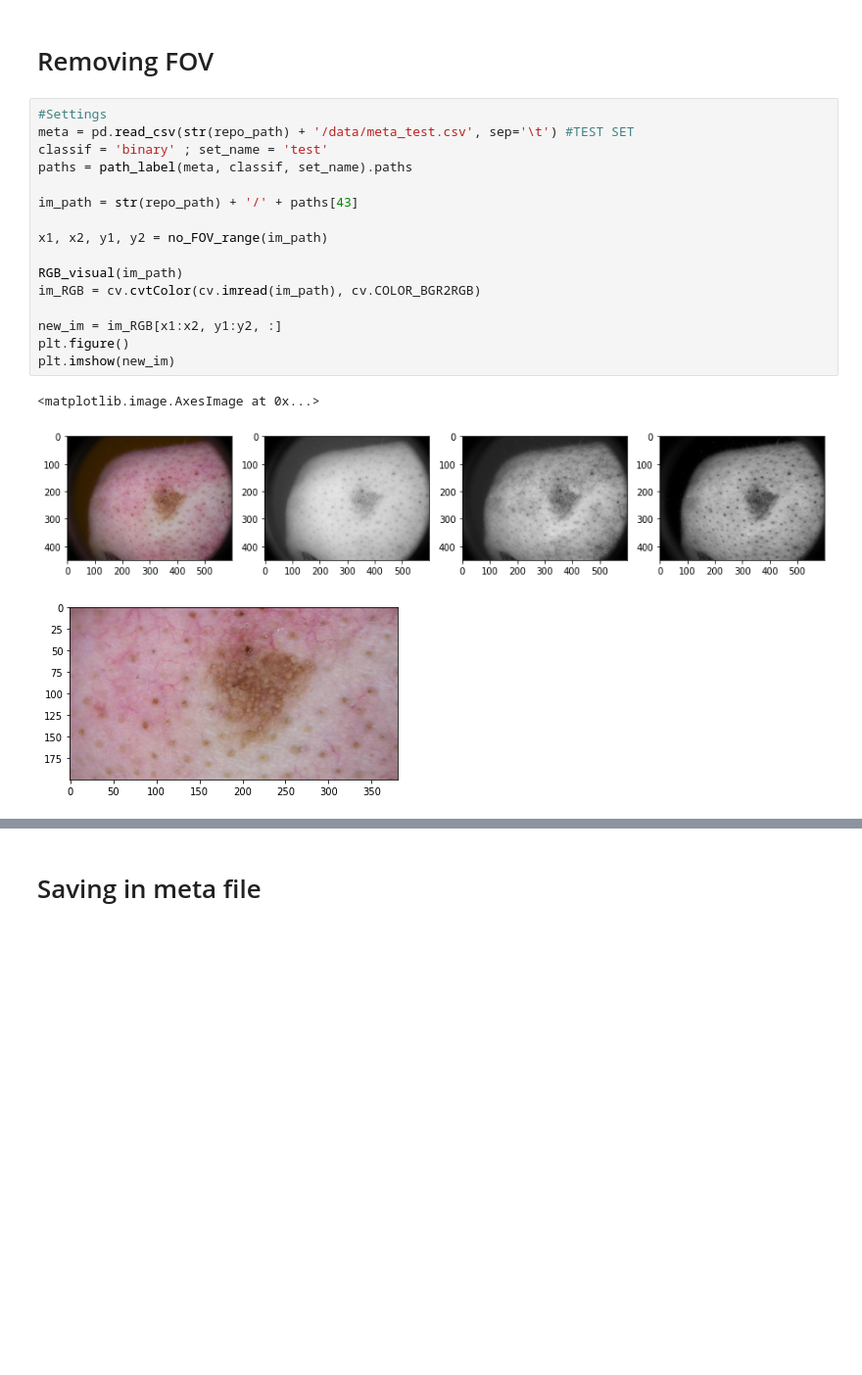
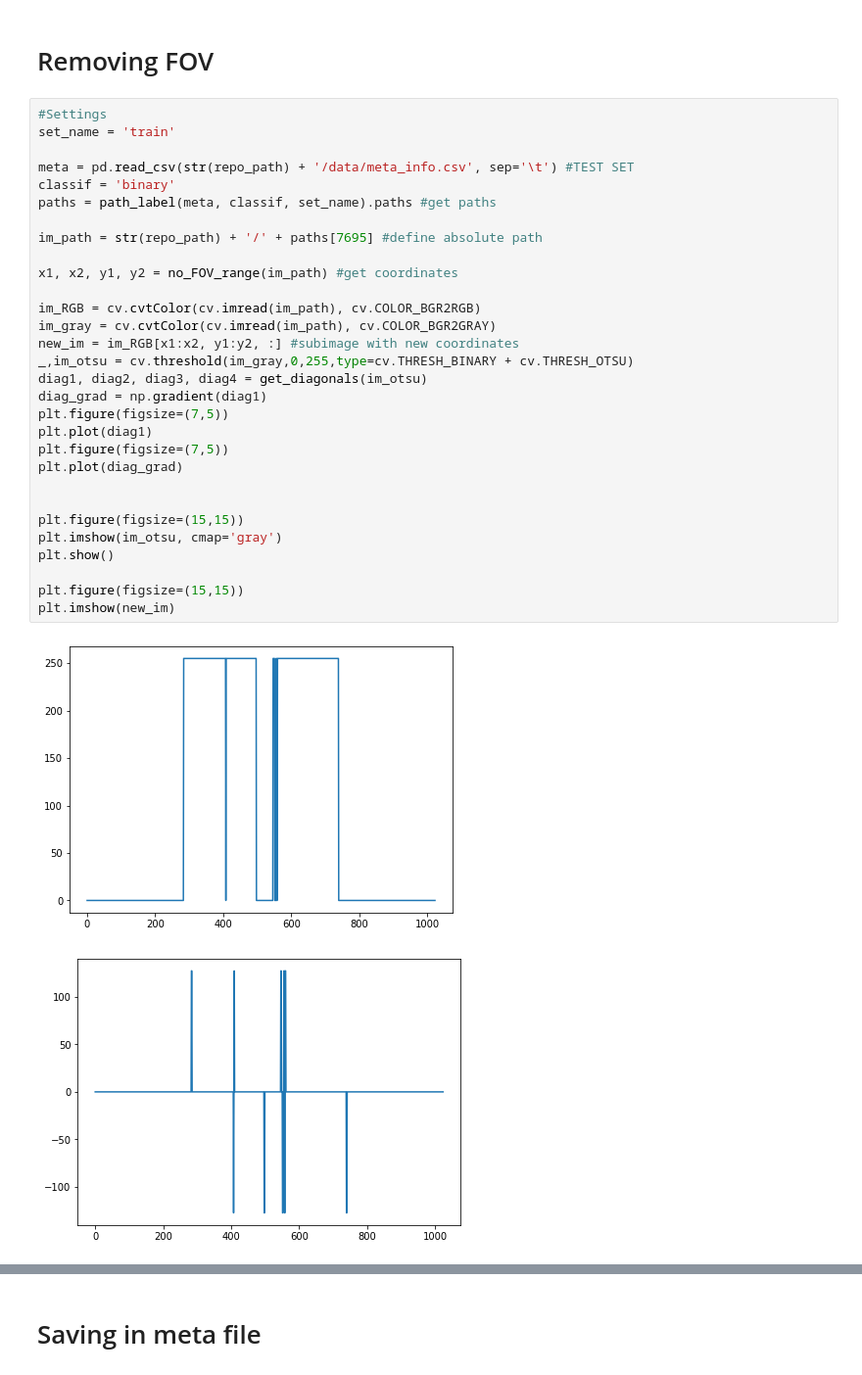
Before and after one commit to Likalto4/skin_lesion_classification, a Jupyter notebook: Machine_Learning/notebooks/preprocessing/FOV_removal.ipynb, the cells around one changed output, grey strips where cells are left out. Shown at 98% size. Cells and saved outputs as stored; diff of their text form; blank space fills up the shorter version.

```diff
--- a/Machine_Learning/notebooks/preprocessing/FOV_removal.ipynb
+++ b/Machine_Learning/notebooks/preprocessing/FOV_removal.ipynb
@@ -125,21 +125,34 @@ def no_FOV_range(im_path):
 # Removing FOV
 # %%
 #Settings
-meta = pd.read_csv(str(repo_path) + '/data/meta_test.csv', sep='\t') #TEST SET
-classif = 'binary' ; set_name = 'test'
-paths = path_label(meta, classif, set_name).paths
+set_name = 'train'
 
-im_path = str(repo_path) + '/' + paths[43]
+meta = pd.read_csv(str(repo_path) + '/data/meta_info.csv', sep='\t') #TEST SET
+classif = 'binary'
+paths = path_label(meta, classif, set_name).paths #get paths
 
-x1, x2, y1, y2 = no_FOV_range(im_path)
+im_path = str(repo_path) + '/' + paths[7695] #define absolute path
 
-RGB_visual(im_path)
+x1, x2, y1, y2 = no_FOV_range(im_path) #get coordinates
+
 im_RGB = cv.cvtColor(cv.imread(im_path), cv.COLOR_BGR2RGB)
+im_gray = cv.cvtColor(cv.imread(im_path), cv.COLOR_BGR2GRAY)
+new_im = im_RGB[x1:x2, y1:y2, :] #subimage with new coordinates
+_,im_otsu = cv.threshold(im_gray,0,255,type=cv.THRESH_BINARY + cv.THRESH_OTSU)
+diag1, diag2, diag3, diag4 = get_diagonals(im_otsu)
+diag_grad = np.gradient(diag1)
+plt.figure(figsize=(7,5))
+plt.plot(diag1)
+plt.figure(figsize=(7,5))
+plt.plot(diag_grad)
 
-new_im = im_RGB[x1:x2, y1:y2, :]
-plt.figure()
+
+plt.figure(figsize=(15,15))
+plt.imshow(im_otsu, cmap='gray')
+plt.show()
+
+plt.figure(figsize=(15,15))
 plt.imshow(new_im)
 # %% [output]
-<matplotlib.image.AxesImage at 0x...>
-[figure, old version]
+[figure, new version]
-[figure, old version]
+[figure, new version]
```
Also changed, not shown: parts of 2 cells of this notebook, 8 other files.
